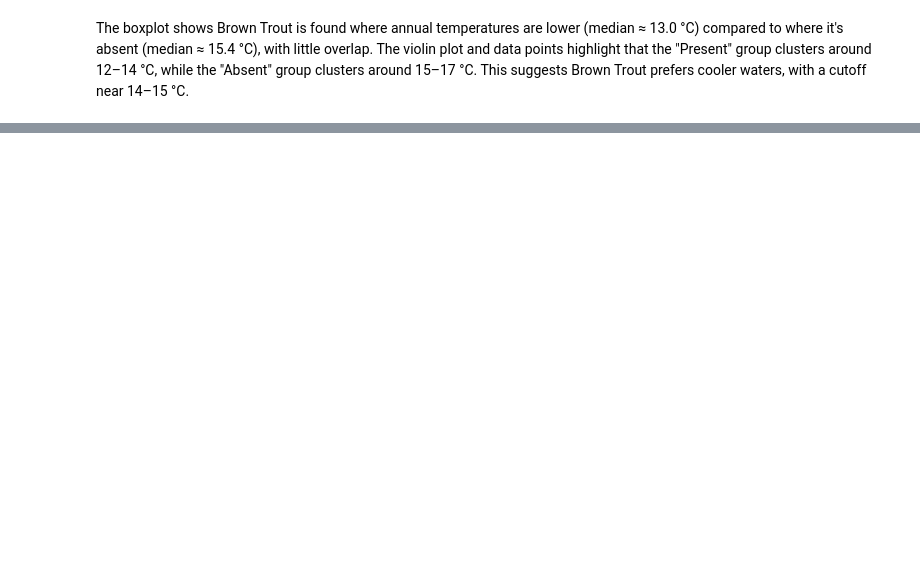
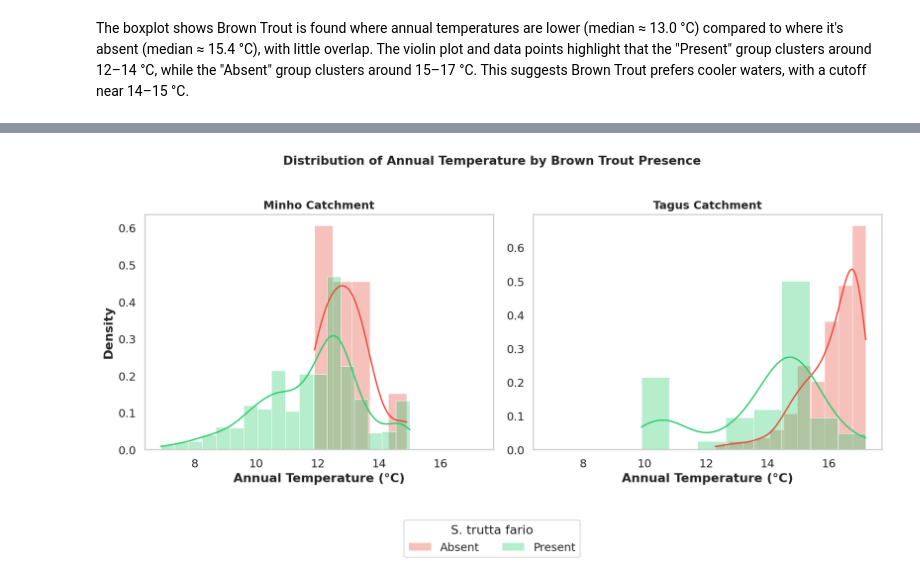
Before and after one commit to dgonzales1222/greends_avcad_exercises, a Jupyter notebook: exercise_04/avcad_exer04_dgonzales.ipynb, the cells around one changed output, grey strips where cells are left out. Drawn from its saved outputs; the diff is of its cells as text; code cells hidden in the pictures; blank space fills up the shorter version.

```diff
--- a/exercise_04/avcad_exer04_dgonzales.ipynb
+++ b/exercise_04/avcad_exer04_dgonzales.ipynb
@@ -139,0 +189,24 @@ The boxplot shows Brown Trout is found where annual temperatures are lower (medi
+# %%
+fig, axes = plt.subplots(1, 2, figsize=(12, 5), sharex=True)
+
+for ax, (name, data) in zip(axes, [('Minho', df_minho), ('Tagus', df_tejo)]):
+    for group, color in [('Absent', '#e74c3c'), ('Present', '#2ecc71')]:
+        subset = data[data['trout_present'] == group]['temp_ann']
+        sns.histplot(subset, kde=True, ax=ax, color=color, stat="density",
+                     alpha=0.35, edgecolor="white", linewidth=0.5, label=group)
+    ax.set_title(f"{name} Catchment", fontsize=12)
+    ax.set_xlabel("Annual Temperature (°C)")
+    ax.set_ylabel("Density" if ax == axes[0] else "")
+    ax.legend().remove()  # Remove individual legends
+    ax.grid(False)
+
+fig.suptitle("Distribution of Annual Temperature by Brown Trout Presence", fontsize=13, fontweight='bold', y=1.02)
+
+# Single shared legend below the figure
+handles, labels = axes[0].get_legend_handles_labels()
+fig.legend(handles, labels, title="S. trutta fario", loc='upper center', ncol=2, bbox_to_anchor=(0.5, -0.05))
+
+plt.tight_layout()
+plt.show()
+# %% [output]
+[figure, added]
```
Also changed, not shown: parts of 5 cells of this notebook.
